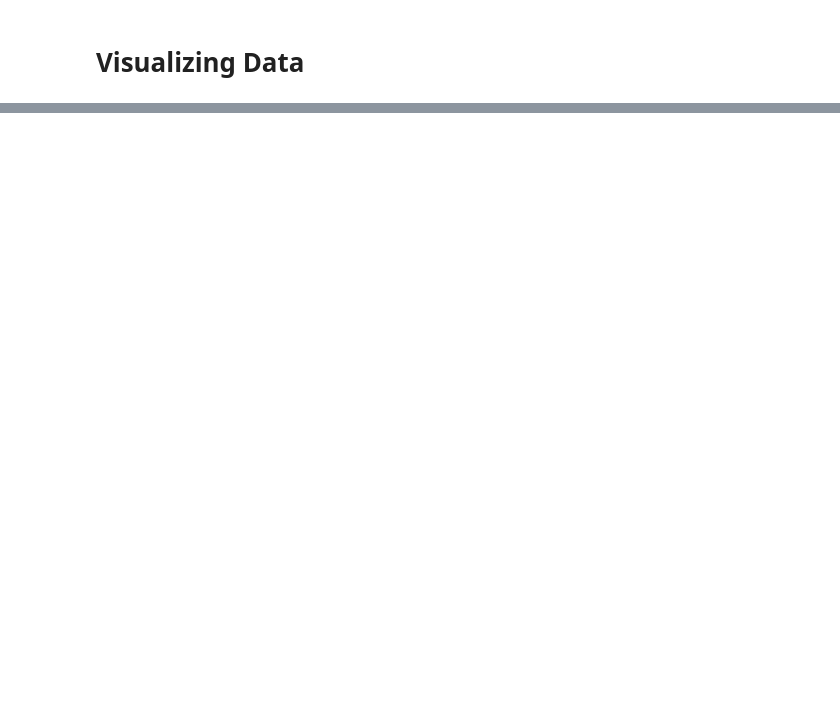
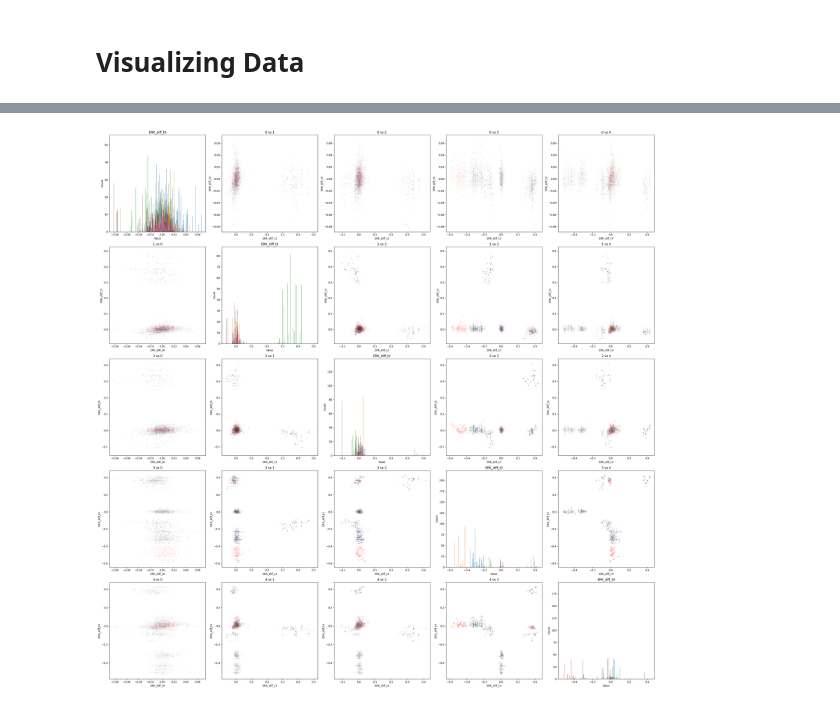
Before and after one commit to Karolcha100/Systems-Biology_project-2, a Jupyter notebook: TaskB/notebooks/04C_post-cluster_visualization.ipynb, the cells around one changed output, grey strips where cells are left out. Drawn from its saved outputs; the diff is of its cells as text; code cells hidden in the pictures; blank space fills up the shorter version.

```diff
--- a/TaskB/notebooks/04C_post-cluster_visualization.ipynb
+++ b/TaskB/notebooks/04C_post-cluster_visualization.ipynb
@@ -108,0 +108,9 @@ plot_hist(
+# %%
+plot_all_columns(
+    df.drop(columns="label"),
+    df["label"],
+    sel_labels=labels_selected,
+    save_path=None
+)
+# %% [output]
+[figure, new version]
```
Also changed, not shown: parts of 8 cells of this notebook, 6 other files.
